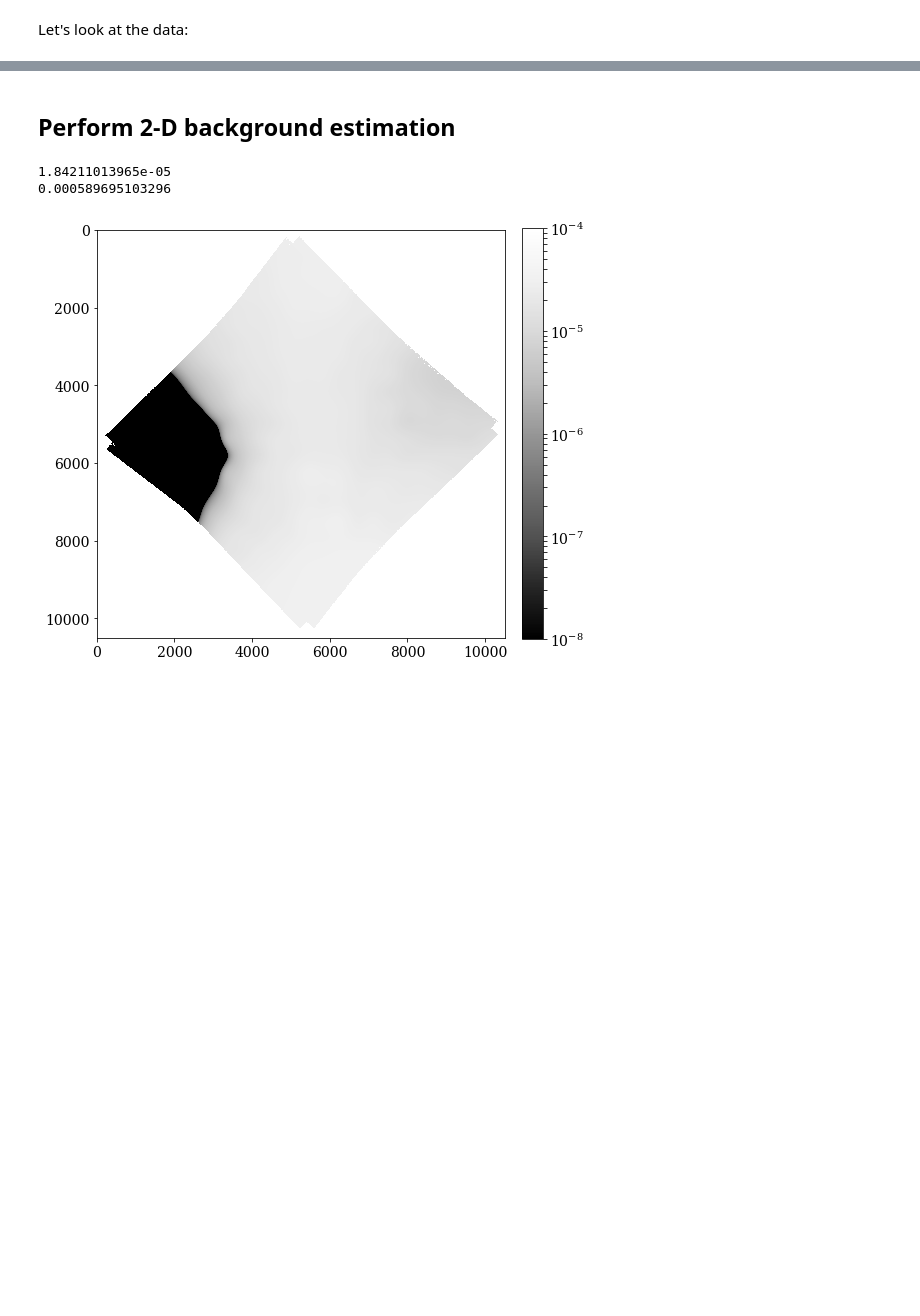
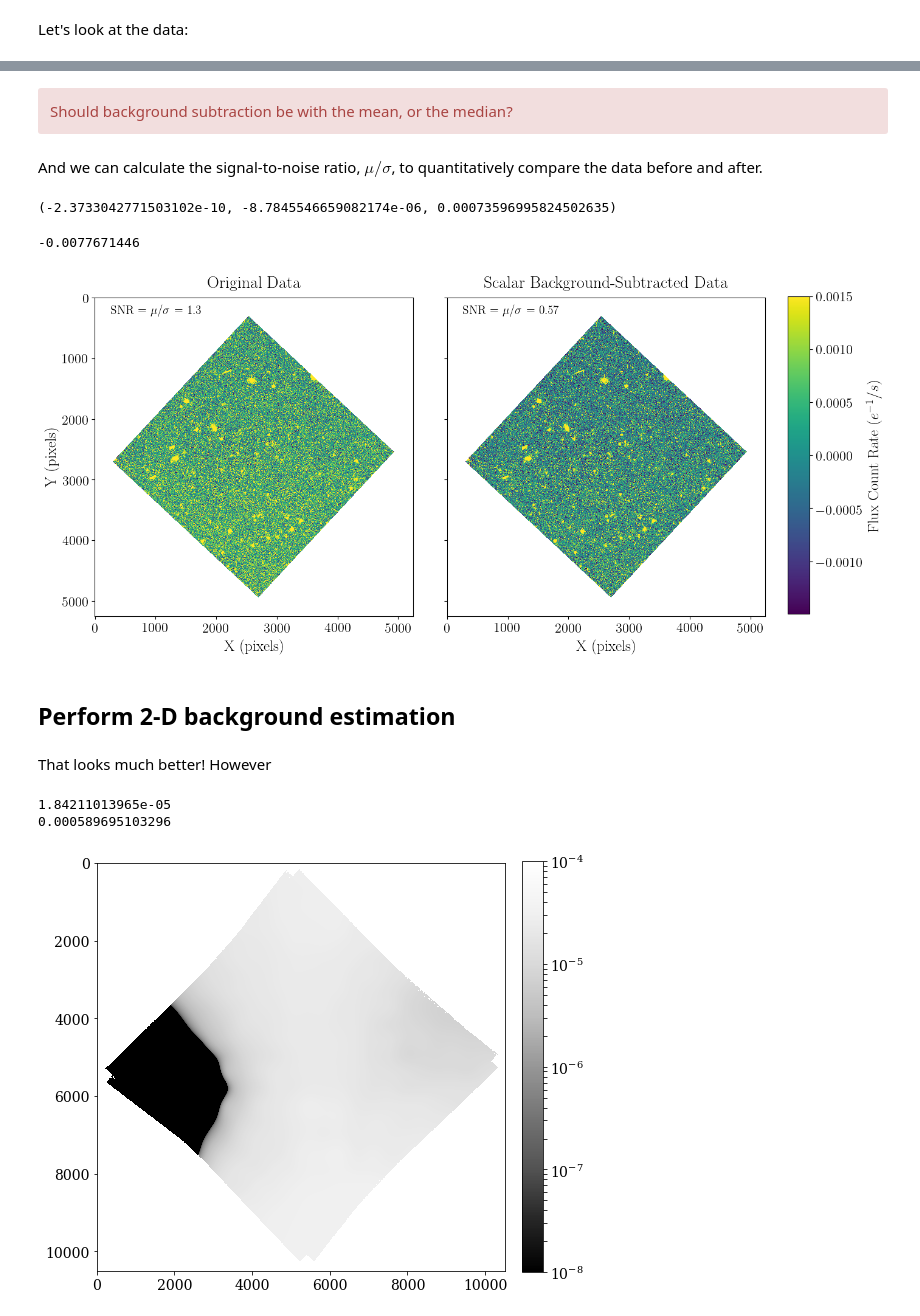
Before and after one commit to laurenmarietta/csi-stsci-notebooks, a Jupyter notebook: photutils/01_photutils_background_estimation.ipynb, the cells around one changed output, grey strips where cells are left out. Saved outputs shown, nothing was run; the diff lists cells and outputs as text; code cells hidden in the pictures; blank space fills up the shorter version.

```diff
--- a/photutils/01_photutils_background_estimation.ipynb
+++ b/photutils/01_photutils_background_estimation.ipynb
@@ -104,5 +193,57 @@ plt.show()
+# %% [markdown]
+<div class="alert alert-block alert-danger">Should background subtraction be with the mean, or the median?</div>
+# %%
+data_scalarsubtraction = data - mean
+# %% [markdown]
+And we can calculate the signal-to-noise ratio, $\mu/\sigma$, to quantitatively compare the data before and after.
+# %%
+signal_old = np.average(data * [data > mean])
+noise_old = np.std(data * [data < mean])
+snr_old = signal_old/noise_old
+
+stats_scalarbkgd = sigma_clipped_stats(data_scalarsubtraction, sigma=3.0, iters=5, mask=mask)
+signal_new = np.average(data_scalarsubtraction * [data_scalarsubtraction > stats_scalarbkgd[0]])
+noise_new = np.std(data_scalarsubtraction * [data_scalarsubtraction < stats_scalarbkgd[2]])
+snr_new = signal_new/noise_new
+# %%
+stats_scalarbkgd
+# %% [output]
+(-2.3733042771503102e-10, -8.7845546659082174e-06, 0.00073596995824502635)
+# %%
+np.average(data_scalarsubtraction)/np.std(data_scalarsubtraction)
+# %% [output]
+-0.0077671446
+# %%
+# Set up the figure with subplots
+fig, [ax1, ax2] = plt.subplots(1, 2, figsize=(12, 6), sharey=True)
+plt.tight_layout()
+
+# clim = (1e-4, 1e-1)
+
+# Plot the original data
+norm_image = ImageNormalize(data, interval=ZScaleInterval())
+fitsplot = ax1.imshow(np.ma.masked_where(mask, data), norm=norm_image)
+ax1.text(0.05, 0.95, 'SNR = $\mu/\sigma$ = {:.2}'.format(snr_old), transform=ax1.transAxes, fontsize=14)
+ax1.set_xlabel('X (pixels)')
+ax1.set_ylabel('Y (pixels)')
+ax1.set_title('Original Data')
+
+# Plot the subtracted data
+fitsplot = ax2.imshow(np.ma.masked_where(mask, data_scalarsubtraction), norm=norm_image)
+ax2.text(0.05, 0.95, 'SNR = $\mu/\sigma$ = {:.2}'.format(snr_new), transform=ax2.transAxes, fontsize=14)
+cbar_ax = fig.add_axes([1, 0.09, 0.03, 0.87])
+cbar = fig.colorbar(fitsplot, cbar_ax)
+cbar.set_label(r'Flux Count Rate ($e^{-1}/s$)')
+ax2.set_xlabel('X (pixels)')
+ax2.set_title('Scalar Background-Subtracted Data')
+
+plt.show()
+# %% [output]
+[figure, added]
 # %% [markdown]
 ## Perform 2-D background estimation
+# %% [markdown]
+That looks much better! However
 # %%
 from photutils.background import Background2D, MedianBackground
 # %%
```
Also changed, not shown: parts of 22 cells of this notebook, 2 other files.
